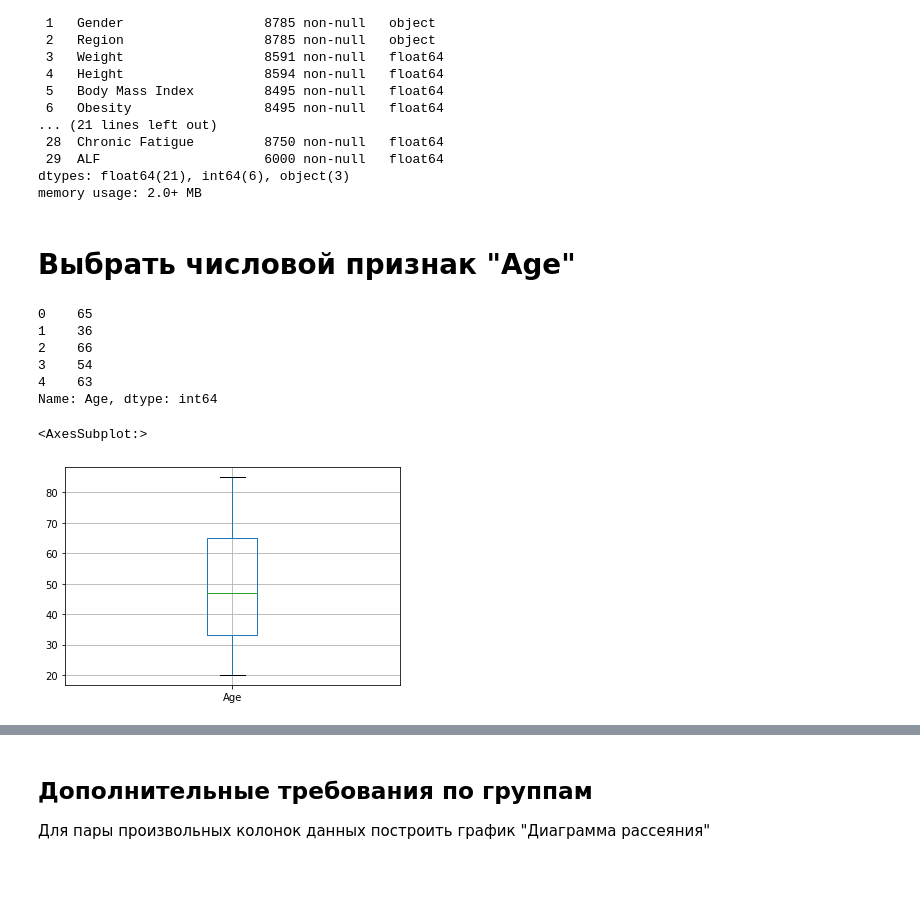
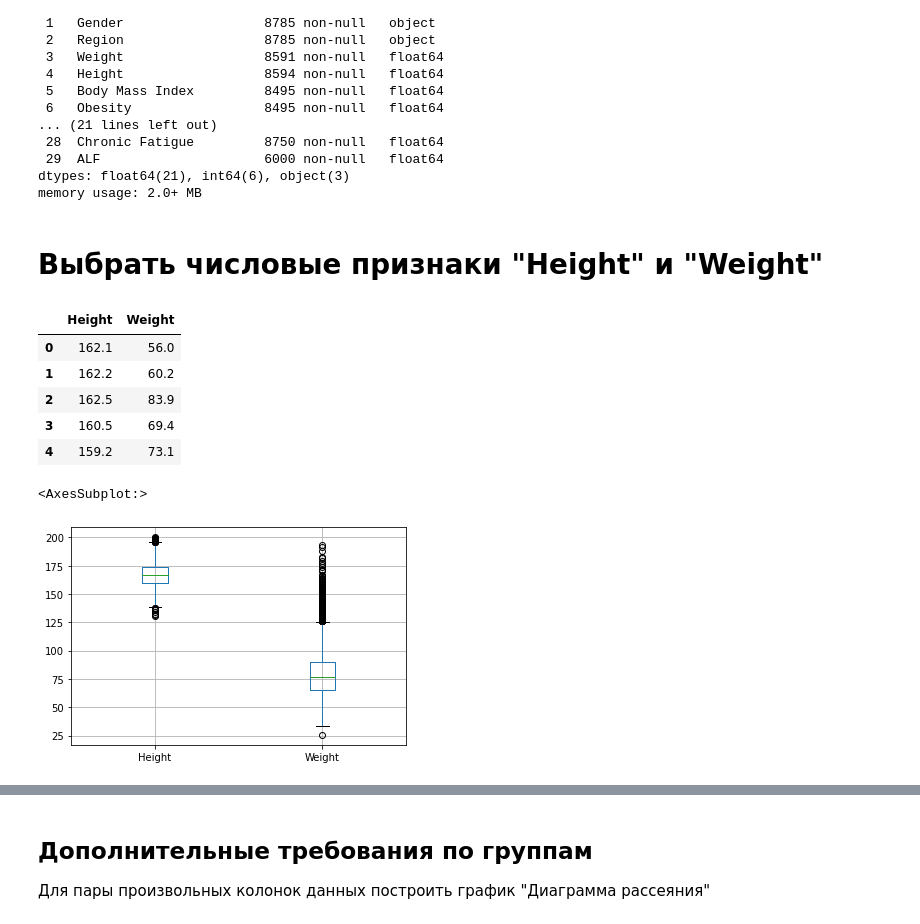
Before and after one commit to CTmH/MMO2022, a Jupyter notebook: rk1/rk1.ipynb, the cells around one changed output, grey strips where cells are left out. Saved outputs shown, nothing was run; the diff lists cells and outputs as text; code cells hidden in the pictures; blank space fills up the shorter version.

```diff
--- a/rk1/rk1.ipynb
+++ b/rk1/rk1.ipynb
@@ -31,21 +31,21 @@ Data columns (total 30 columns):
  29  ALF                     6000 non-null   float64
 dtypes: float64(21), int64(6), object(3)
 memory usage: 2.0+ MB
-# %% [markdown]
-# Выбрать числовой признак "Age"
+# %% [markdown]
+# Выбрать числовые признаки "Height" и "Weight"
 # %%
-col = df["Age"]
+col = pd.DataFrame(df, columns=["Height","Weight"])
 col.head()
 # %% [output]
-0    65
-1    36
-2    66
-3    54
-4    63
-Name: Age, dtype: int64
+|  | Height | Weight |
+| 0 | 162.1 | 56.0 |
+| 1 | 162.2 | 60.2 |
+| 2 | 162.5 | 83.9 |
+| 3 | 160.5 | 69.4 |
+| 4 | 159.2 | 73.1 |
 # %%
 #df['Age'].plot.hist(bins=10,grid=True)
-df.boxplot(column=['Age'])
+df.boxplot(column=['Height','Weight'])
 # %% [output]
 <AxesSubplot:>
-[figure, old version]
+[figure, new version]
```
Also changed, not shown: parts of 6 cells of this notebook.
